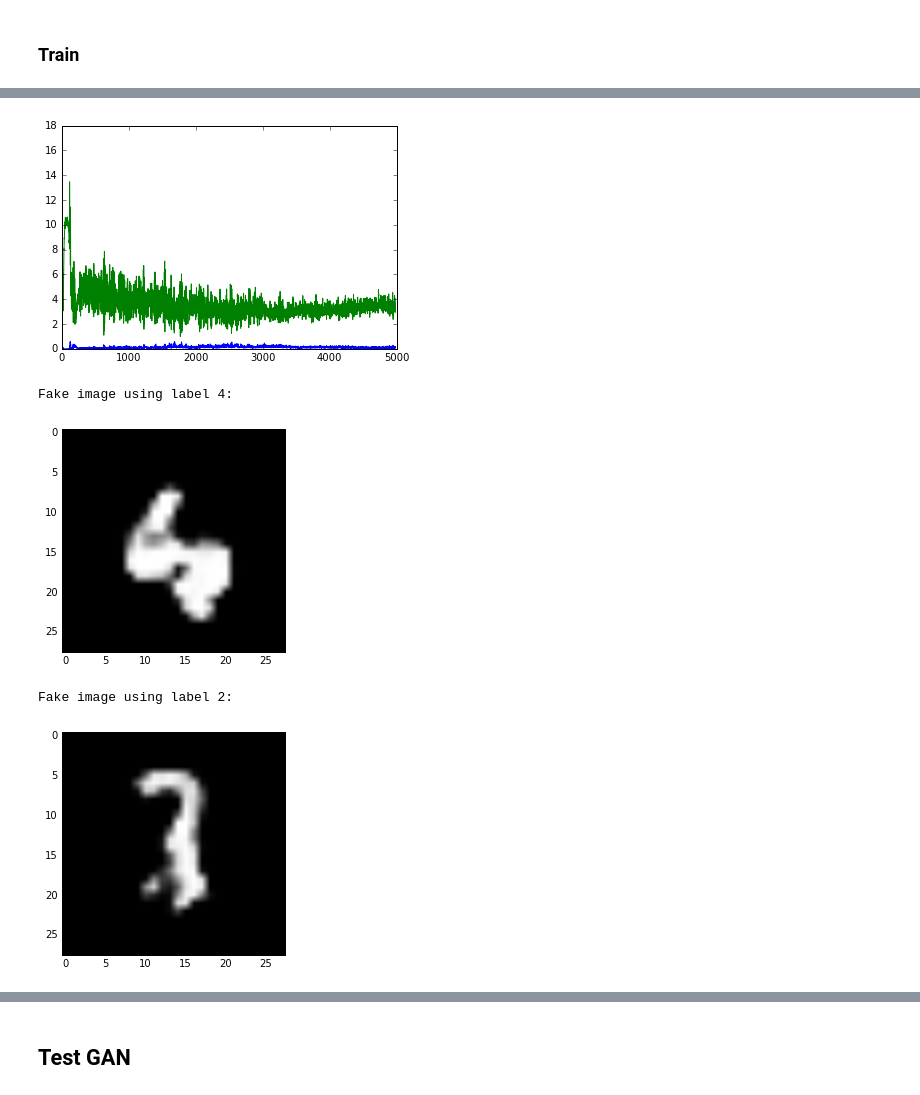
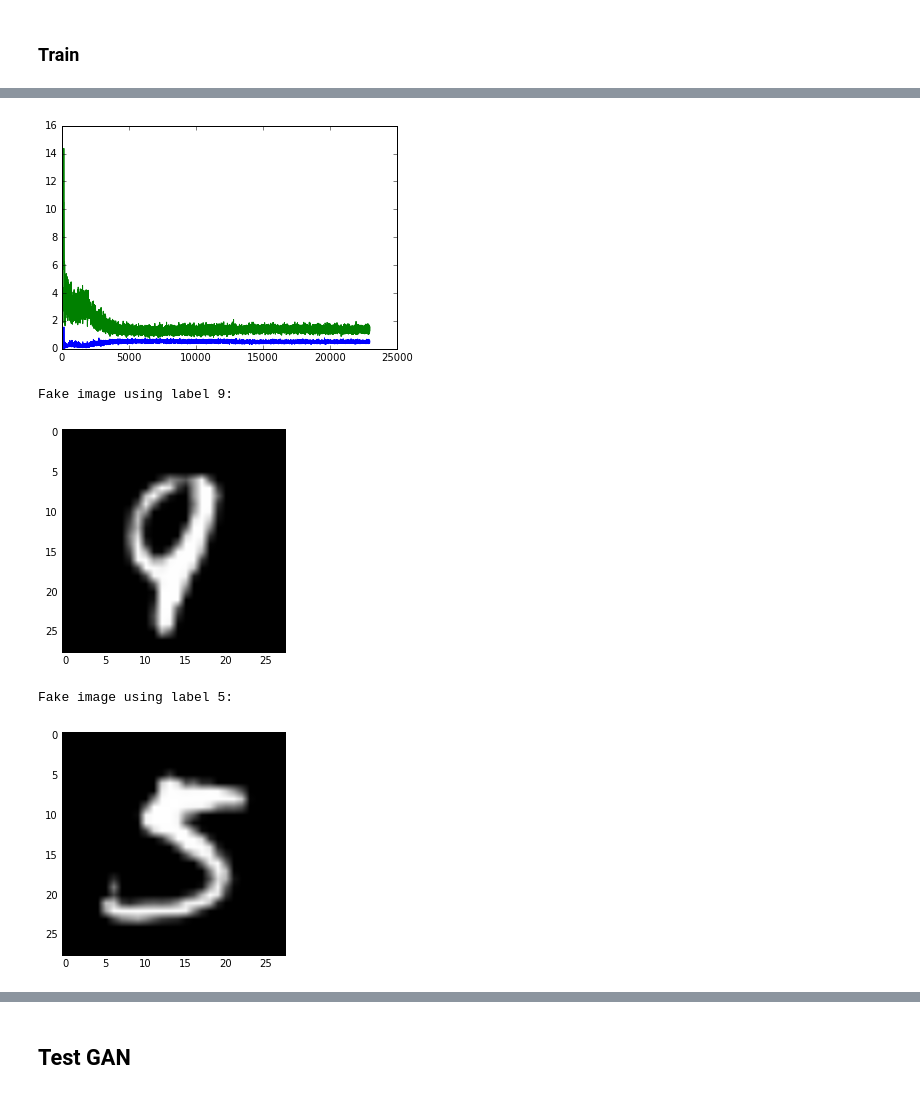
Before and after one commit to angadgill/conditional_cnn_gan, a Jupyter notebook: Class_Conditional_CNN_GAN.ipynb, the cells around one changed output, grey strips where cells are left out. Cells and saved outputs as stored; diff of their text form; code cells hidden in the pictures.

Commit message:
Trainined on 30k epochs

```diff
--- a/Class_Conditional_CNN_GAN.ipynb
+++ b/Class_Conditional_CNN_GAN.ipynb
@@ -107,3 +107,36 @@ g_output = Activation('sigmoid')(g)
 
 generator = Model([g_input_noise, g_input_label], g_output)
 # generator.compile(loss='binary_crossentropy', optimizer=g_opt)
+# %%
+g_input_noise = Input(shape=[100], name='noise input')
+
+g_input_label = Input(shape=[nb_classes], name = 'label input')
+g_input_label_2 = Dense(50, init='glorot_normal')(g_input_label)
+# g_input_label_2 = BatchNormalization(mode=2)(g_input_label_2)
+g_input_label_2 = Activation('relu')(g_input_label_2)
+
+g_input = merge([g_input_noise, g_input_label_2], mode='concat', concat_axis=1)
+
+g = Dense(200*14*14, init='glorot_normal')(g_input)
+g = BatchNormalization(mode=2)(g)
+g = Activation('relu')(g)
+
+
+g = Reshape([200, 14, 14])(g)
+g = UpSampling2D(size=(2, 2))(g)
+
+g = Convolution2D(100, 3, 3, border_mode='same', init='glorot_normal')(g)
+g = BatchNormalization(mode=2)(g)
+g = Activation('relu')(g)
+g = Dropout(0.25)(g)
+
+g = Convolution2D(50, 3, 3, border_mode='same', init='glorot_normal')(g)
+g = BatchNormalization(mode=2)(g)
+g = Activation('relu')(g)
+g = Dropout(0.25)(g)
+
+g = Convolution2D(1, 1, 1, border_mode='same', init='glorot_normal')(g)
+g_output = Activation('sigmoid')(g)
+
+generator = Model([g_input_noise, g_input_label], g_output)
+# generator.compile(loss='binary_crossentropy', optimizer=g_opt)
@@ -291,0 +360,2 @@ Fake image using label 6:
+# %%
+train(10000, d_losses, gan_losses)
@@ -293,5 +373,5 @@ Fake image using label 6:
 d_opt.lr.set_value(1e-5)
 gan_opt.lr.set_value(1e-5)
 # %%
-train(2000, d_losses, gan_losses)
+train(10000, d_losses, gan_losses)
 # %% [output]
@@ -302,6 +382,6 @@ Time elapsed in epoch 1980: 0.41 seconds
-[figure, old version]
+[figure, new version]
-Fake image using label 4:
+Fake image using label 9:
-[figure, old version]
+[figure, new version]
-Fake image using label 2:
+Fake image using label 5:
-[figure, old version]
+[figure, new version]
 # %%
```
Also changed, not shown: parts of 14 cells of this notebook.
